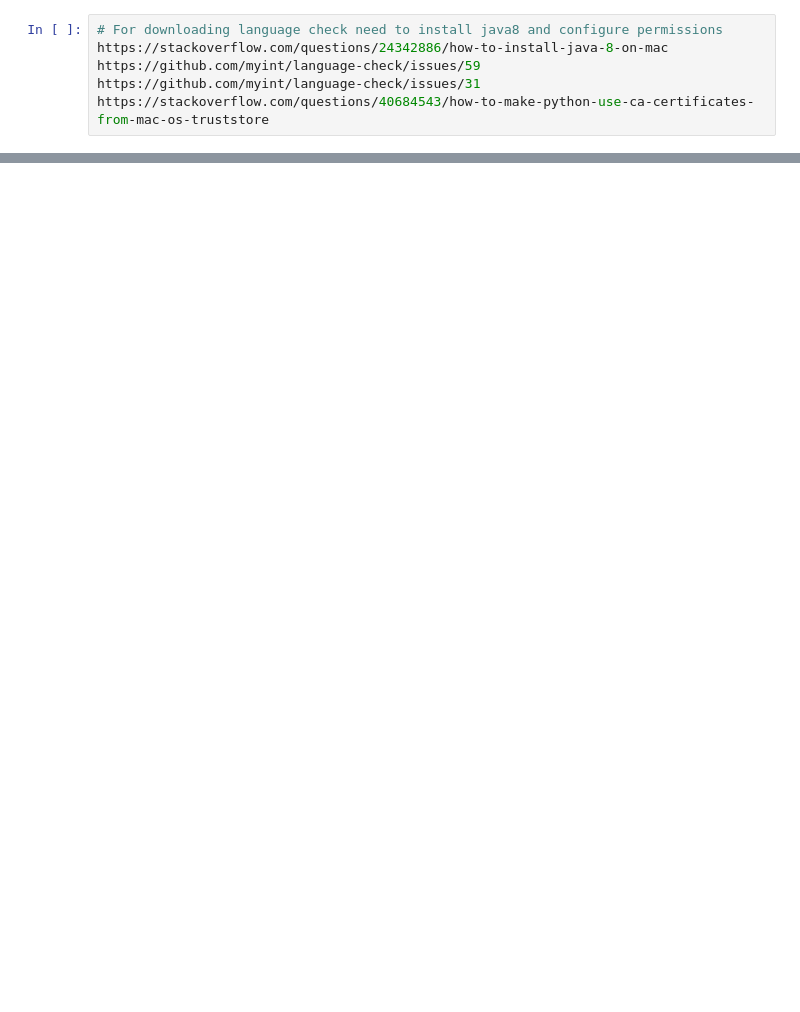
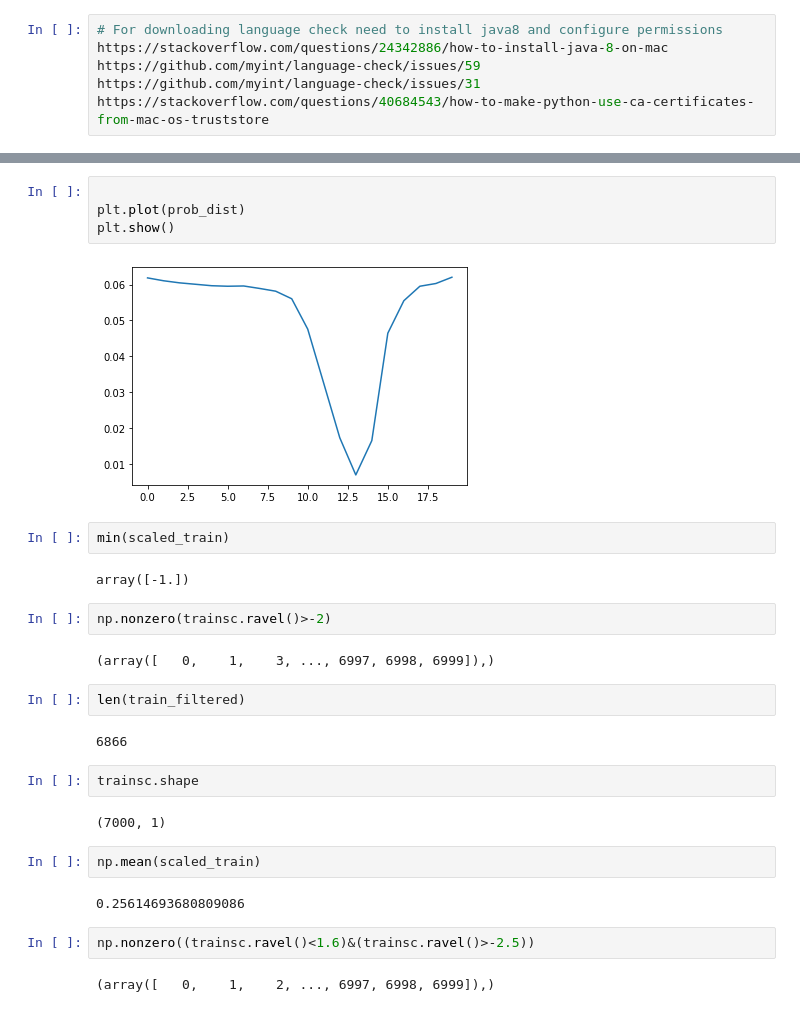
Before and after one commit to ludomitch/rosetta, a Jupyter notebook: Sandbox.ipynb, the cells around one changed output, grey strips where cells are left out. Drawn from its saved outputs; the diff is of its cells as text; blank space fills up the shorter version.

```diff
--- a/Sandbox.ipynb
+++ b/Sandbox.ipynb
@@ -254,0 +413,30 @@ https://stackoverflow.com/questions/40684543/how-to-make-python-use-ca-certifica
+# %%
+
+plt.plot(prob_dist)
+plt.show()
+# %% [output]
+[figure, added]
+# %%
+min(scaled_train)
+# %% [output]
+array([-1.])
+# %%
+np.nonzero(trainsc.ravel()>-2)
+# %% [output]
+(array([   0,    1,    3, ..., 6997, 6998, 6999]),)
+# %%
+len(train_filtered)
+# %% [output]
+6866
+# %%
+trainsc.shape
+# %% [output]
+(7000, 1)
+# %%
+np.mean(scaled_train)
+# %% [output]
+0.25614693680809086
+# %%
+np.nonzero((trainsc.ravel()<1.6)&(trainsc.ravel()>-2.5))
+# %% [output]
+(array([   0,    1,    2, ..., 6997, 6998, 6999]),)
```
Also changed, not shown: parts of 23 cells of this notebook, 1 other file.
